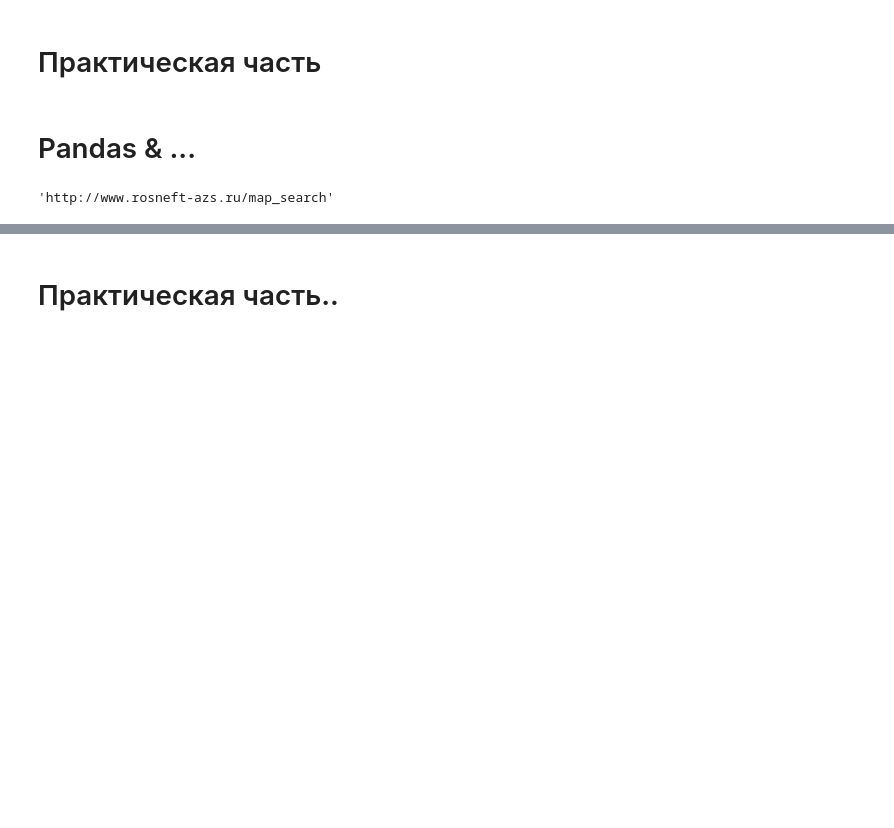
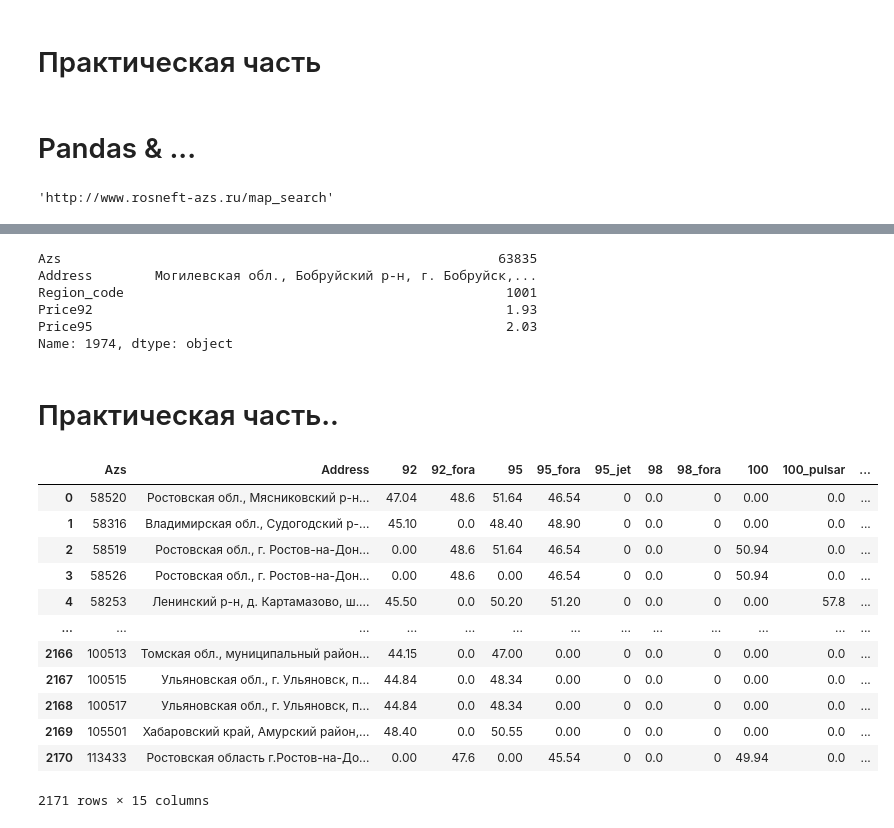
Before and after one commit to 4vel/reboot-python, a Jupyter notebook: lesson4/pandas_medals&fuels.ipynb, the cells around one changed output, grey strips where cells are left out. Saved outputs shown, nothing was run; the diff lists cells and outputs as text; code cells hidden in the pictures; blank space fills up the shorter version.

```diff
--- a/lesson4/pandas_medals&fuels.ipynb
+++ b/lesson4/pandas_medals&fuels.ipynb
@@ -204,2 +228,11 @@ rn.head()
+# %%
+rn.iloc[1974]
+# %% [output]
+Azs                                                        63835
+Address        Могилевская обл., Бобруйский р-н, г. Бобруйск,...
+Region_code                                                 1001
+Price92                                                     1.93
+Price95                                                     2.03
+Name: 1974, dtype: object
 # %% [markdown]
 # Практическая часть..
@@ -211,0 +239,27 @@ rn.head()
+# %%
+# Добавить в таблицу другие виды топлива
+#----- Ваш код здесь ----
+from collections import Counter, defaultdict
+
+fuel_type = defaultdict(list)
+
+for station in tqdm(stations):
+    fuel_type['Azs'].append(station['id'])
+    for d in station['price']:
+        fuel_type[d['type']].append(d['price'])
+
+pd.merge(rn[['Azs', 'Address']], pd.DataFrame(fuel_type), how='inner', on='Azs')
+# %% [output]
+|  | Azs | Address | 92 | 92_fora | 95 | 95_fora | 95_jet | 98 | 98_fora | 100 | 100_pulsar | ... |
+| 0 | 58520 | Ростовская обл., Мясниковский р-н... | 47.04 | 48.6 | 51.64 | 46.54 | 0 | 0.0 | 0 | 0.00 | 0.0 | ... |
+| 1 | 58316 | Владимирская обл., Судогодский р-... | 45.10 | 0.0 | 48.40 | 48.90 | 0 | 0.0 | 0 | 0.00 | 0.0 | ... |
+| 2 | 58519 | Ростовская обл., г. Ростов-на-Дон... | 0.00 | 48.6 | 51.64 | 46.54 | 0 | 0.0 | 0 | 50.94 | 0.0 | ... |
+| 3 | 58526 | Ростовская обл., г. Ростов-на-Дон... | 0.00 | 48.6 | 0.00 | 46.54 | 0 | 0.0 | 0 | 50.94 | 0.0 | ... |
+| 4 | 58253 | Ленинский р-н, д. Картамазово, ш.... | 45.50 | 0.0 | 50.20 | 51.20 | 0 | 0.0 | 0 | 0.00 | 57.8 | ... |
+| ... | ... | ... | ... | ... | ... | ... | ... | ... | ... | ... | ... | ... |
+| 2166 | 100513 | Томская обл., муниципальный район... | 44.15 | 0.0 | 47.00 | 0.00 | 0 | 0.0 | 0 | 0.00 | 0.0 | ... |
+| 2167 | 100515 | Ульяновская обл., г. Ульяновск, п... | 44.84 | 0.0 | 48.34 | 0.00 | 0 | 0.0 | 0 | 0.00 | 0.0 | ... |
+| 2168 | 100517 | Ульяновская обл., г. Ульяновск, п... | 44.84 | 0.0 | 48.34 | 0.00 | 0 | 0.0 | 0 | 0.00 | 0.0 | ... |
+| 2169 | 105501 | Хабаровский край, Амурский район,... | 48.40 | 0.0 | 50.55 | 0.00 | 0 | 0.0 | 0 | 0.00 | 0.0 | ... |
+| 2170 | 113433 | Ростовская область г.Ростов-на-До... | 0.00 | 47.6 | 0.00 | 45.54 | 0 | 0.0 | 0 | 49.94 | 0.0 | ... |
+2171 rows × 15 columns
```
Also changed, not shown: parts of 22 cells of this notebook, 1 other file.
